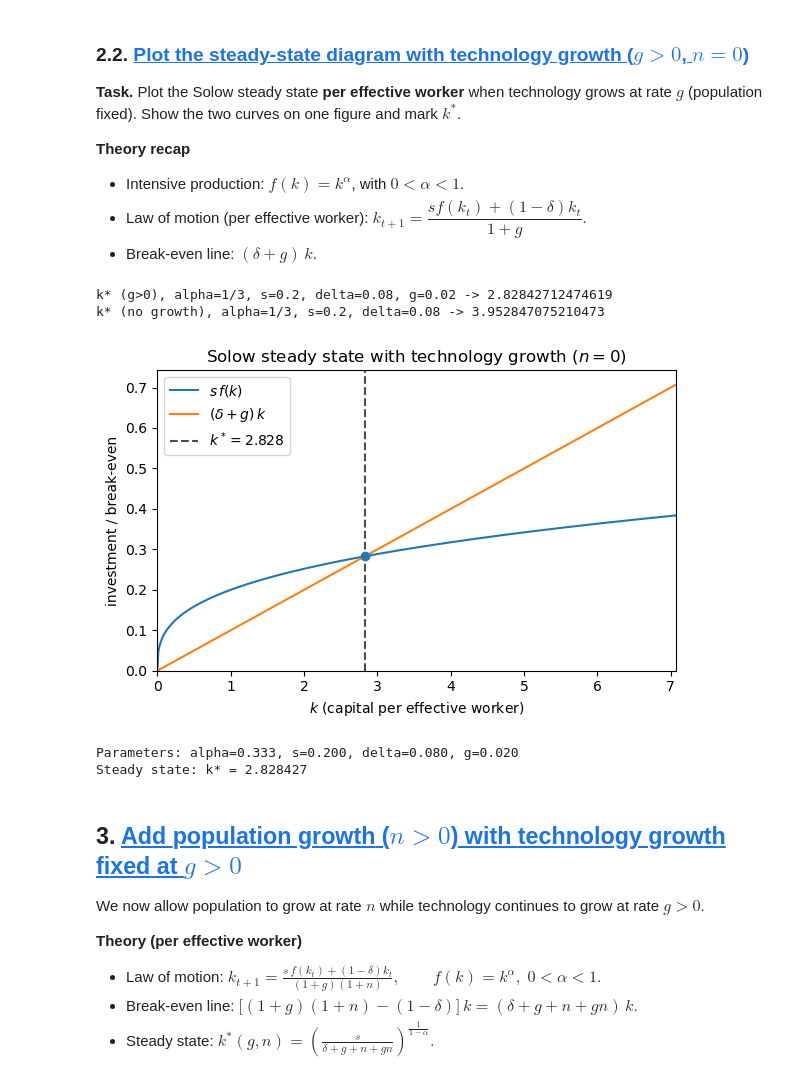
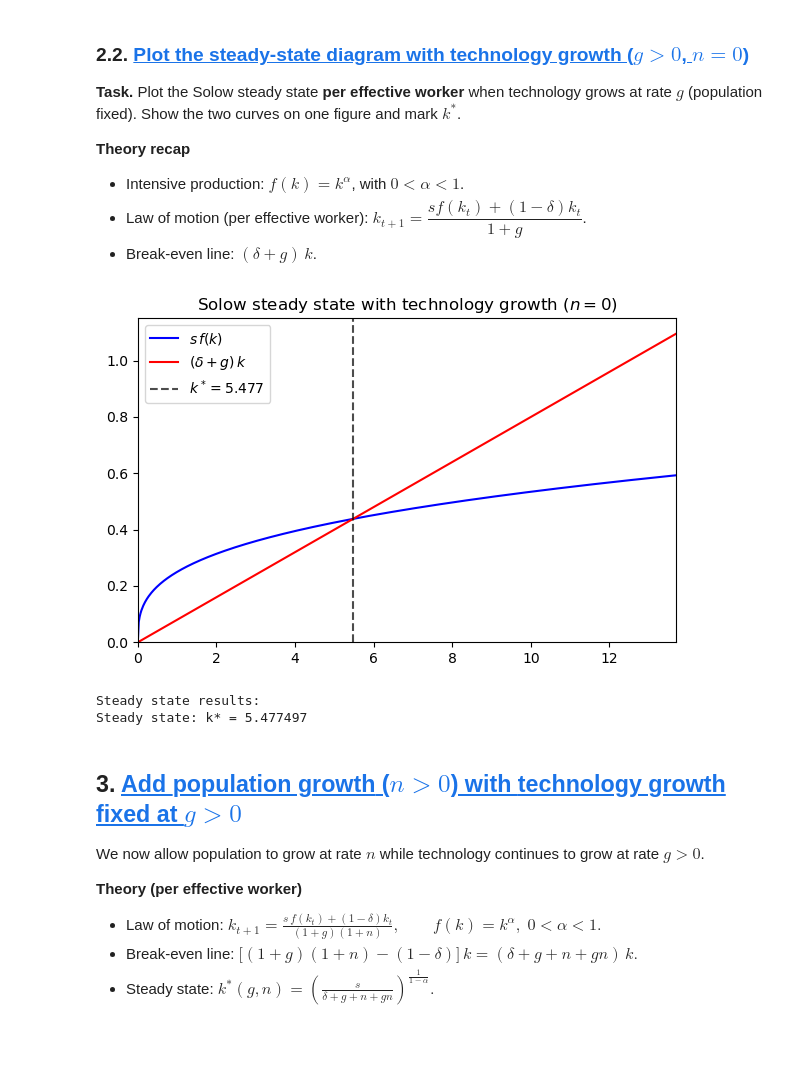
Before and after one commit to fgv916/ProgEconFgv916, a Jupyter notebook: PS5_ftv/Problem_Set_5_Solow.ipynb, the cells around one changed output. Cells and saved outputs as stored; diff of their text form; code cells hidden in the pictures; blank space fills up the shorter version.

```diff
--- a/PS5_ftv/Problem_Set_5_Solow.ipynb
+++ b/PS5_ftv/Problem_Set_5_Solow.ipynb
@@ -119,14 +168,42 @@ k* (g>0), alpha=1/3, s=0.2, delta=0.08, g=0.02 -> 2.82842712474619
 - Law of motion (per effective worker): $k_{t+1}=\dfrac{s f(k_t)+(1-\delta)k_t}{1+g}$.
 - Break-even line: $(\delta+g)\,k$.
 # %%
-import runpy #
-_ = runpy.run_module("A2_2", run_name="__main__");  # no big dict printed
+# Use parameters from above
+alpha = params['alpha'] #henter alpha fra params
+s = params['s'] #henter s fra params
+delta = params['delta'] #henter delta fra params
+
+#add technology
+g = 0.02  # technology growth rate
+
+# Steady state and grid
+k_star = k_star_with_g(alpha, s, delta, g) #beregner k_star med g
+kmax   = max(4.0, 2.5*k_star) #maks k for plotting
+k      = np.linspace(1e-6, kmax, 600) #kapital grid
+
+invest     = s * f(k, alpha)           # s f(k)
+break_even = (delta + g) * k           # (δ+g)k
+
+# Plot
+fig, ax = plt.subplots(figsize=(6, 4))
+ax.plot(k, invest, label=r"$s\,f(k)$", color="blue")
+ax.plot(k, break_even, label=r"$(\delta+g)\,k$", color ="red")
+ax.axvline(k_star, linestyle="--", color="black", alpha=0.7, label=fr"$k^*={k_star:.3f}$")
+
+ax.set_title("Solow steady state with technology growth ($n=0$)")
+ax.set_xlim(0, kmax)
+ax.set_ylim(0, 1.05*max(invest.max(), break_even.max()))
+ax.legend(loc="best")
+fig.tight_layout()
+plt.show()
+
+# # Print results
+print(f"Steady state results:")
+print(f"Steady state: k* = {k_star:.6f}")
 # %% [output]
+[figure, new version]
-k* (g>0), alpha=1/3, s=0.2, delta=0.08, g=0.02 -> 2.82842712474619
-k* (no growth), alpha=1/3, s=0.2, delta=0.08 -> 3.952847075210473
+Steady state results:
+Steady state: k* = 5.477497
-[figure, old version]
-Parameters: alpha=0.333, s=0.200, delta=0.080, g=0.020
-Steady state: k* = 2.828427
 # %% [markdown]
 ## 3. <a id='toc3_'></a>[Add **population growth** ($n>0$) with **technology growth** fixed at $g>0$](#toc0_)
 
```
Also changed, not shown: parts of 6 cells of this notebook.
